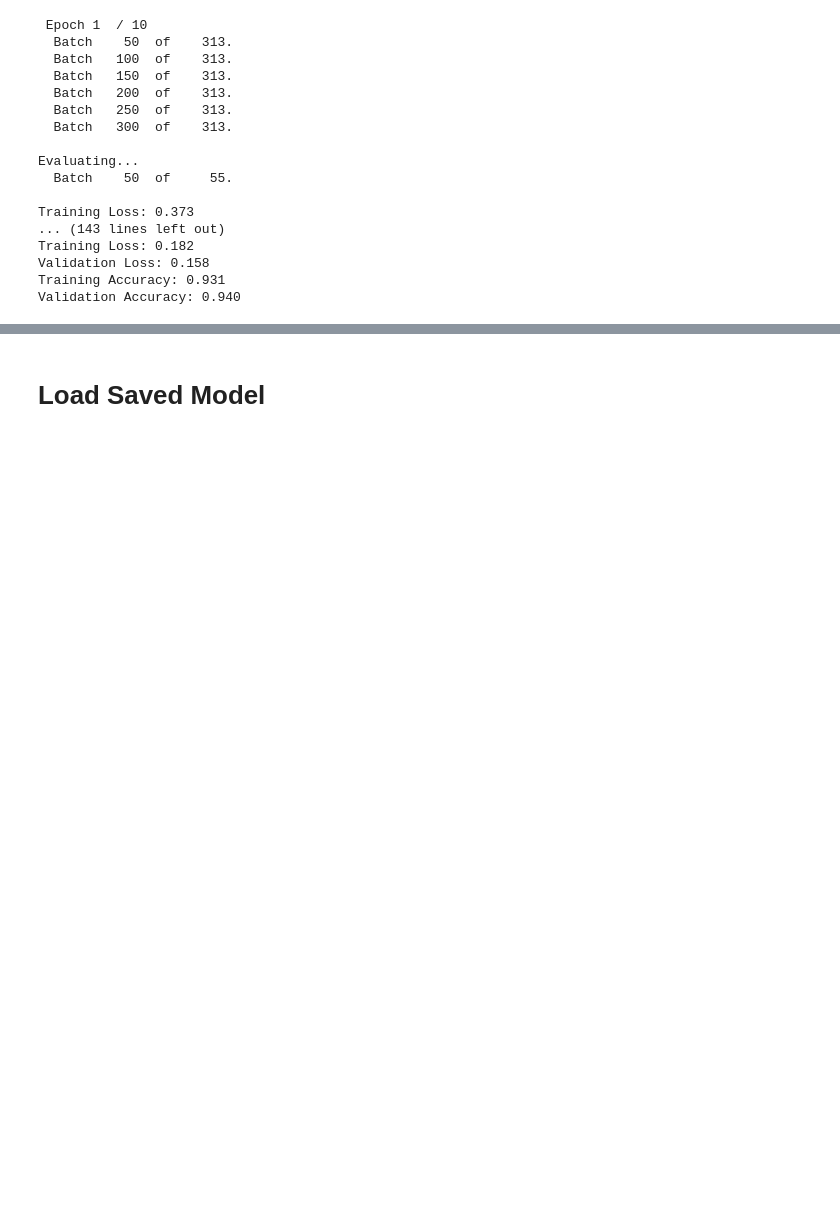
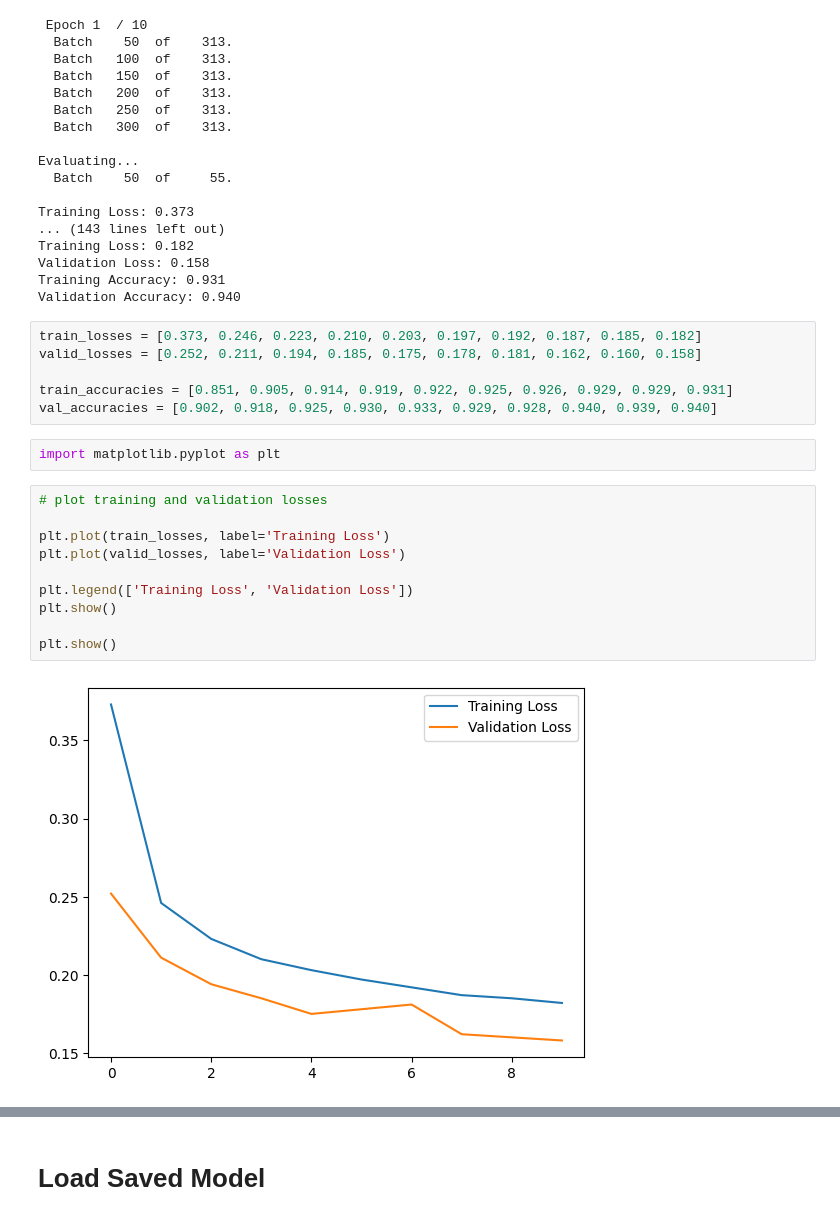
Before and after one commit to yjiahao/Humor-Detection, a Jupyter notebook: Finetuning_BERT.ipynb, the cells around one changed output, grey strips where cells are left out. Drawn from its saved outputs; the diff is of its cells as text; blank space fills up the shorter version.

```diff
--- a/Finetuning_BERT.ipynb
+++ b/Finetuning_BERT.ipynb
@@ -472,3 +472,23 @@ Training Loss: 0.182
 Validation Loss: 0.158
 Training Accuracy: 0.931
 Validation Accuracy: 0.940
+# %%
+train_losses = [0.373, 0.246, 0.223, 0.210, 0.203, 0.197, 0.192, 0.187, 0.185, 0.182]
+valid_losses = [0.252, 0.211, 0.194, 0.185, 0.175, 0.178, 0.181, 0.162, 0.160, 0.158]
+
+train_accuracies = [0.851, 0.905, 0.914, 0.919, 0.922, 0.925, 0.926, 0.929, 0.929, 0.931]
+val_accuracies = [0.902, 0.918, 0.925, 0.930, 0.933, 0.929, 0.928, 0.940, 0.939, 0.940]
+# %%
+import matplotlib.pyplot as plt
+# %%
+# plot training and validation losses
+
+plt.plot(train_losses, label='Training Loss')
+plt.plot(valid_losses, label='Validation Loss')
+
+plt.legend(['Training Loss', 'Validation Loss'])
+plt.show()
+
+plt.show()
+# %% [output]
+[figure, added]
```
Also changed, not shown: parts of 1 cell of this notebook, 1 other file.
